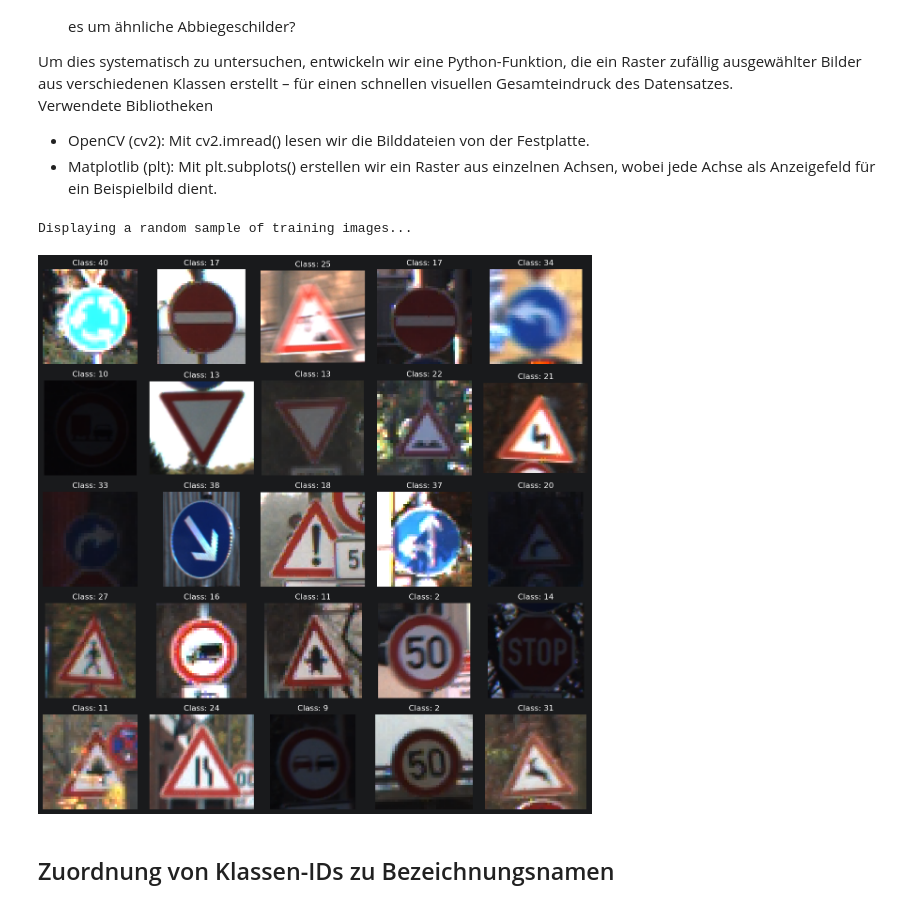
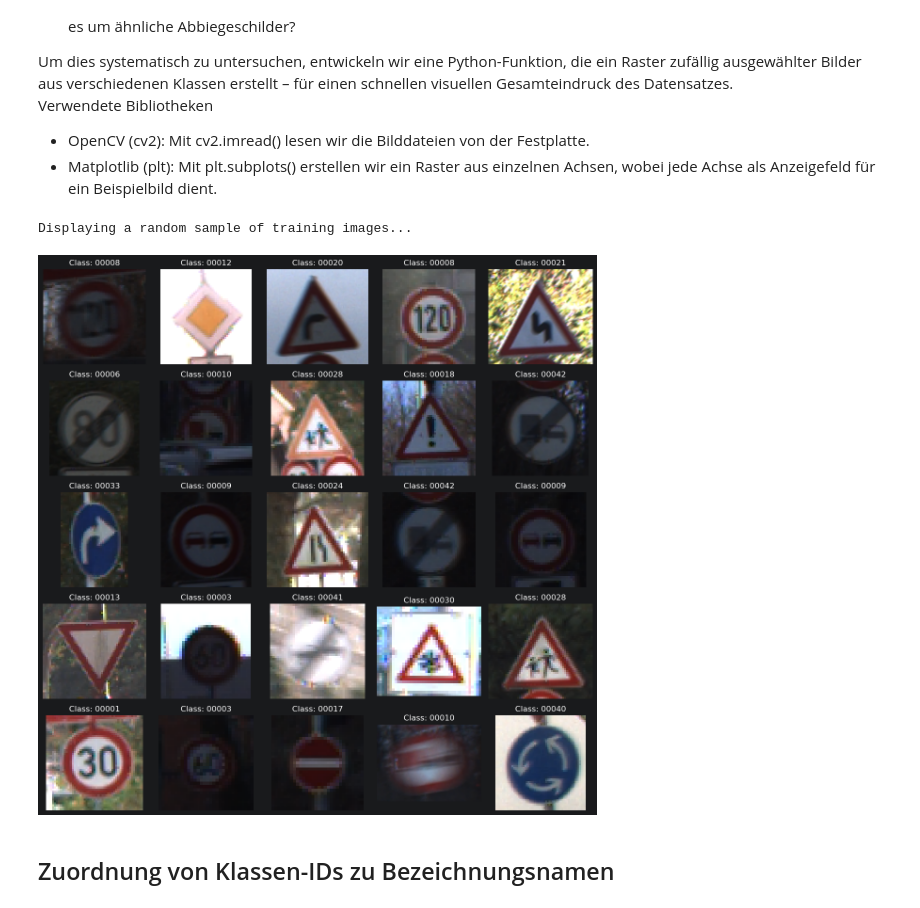
Before and after one commit to ngatran283/bilderkennung-traffic, a Jupyter notebook: notebooks/01. EDA.ipynb, the cells around one changed output. Cells and saved outputs as stored; diff of their text form; code cells hidden in the pictures.

````diff
--- a/notebooks/01. EDA.ipynb
+++ b/notebooks/01. EDA.ipynb
@@ -2,8 +2,8 @@
 import pandas as pd
 from pathlib import Path
 
-DATA_DIR = Path('../data')
-train_csv_path = DATA_DIR / 'Train.csv'
+DATA_DIR = Path('../data/processed')
+train_csv_path = DATA_DIR / 'meta/Train.csv'
 
 try:
     train_df = pd.read_csv(train_csv_path)
@@ -60,12 +60,19 @@ Y wächst nach unten. Achtung: Das ist umgekehrt zum Koordinatensystem aus der M
 
 ```
 # %%
-test_csv_path = DATA_DIR / 'Test.csv'
+test_csv_path = DATA_DIR / 'meta/Test.csv'
 
 try:
     test_df = pd.read_csv(test_csv_path)
     print("CSV file loaded successfully!")
 except FileNotFoundError:
     print(f"Error: The file was not found at {test_csv_path}")
+
+if 'test_df' in locals():
+    print(f"\nDataFrame Shape: {test_df.shape}")
+    print("\n--- First 5 Rows of the DataFrame ---")
+    print(test_df.head())
+    print("\n--- DataFrame Info ---")
+    test_df.info()
 # %% [output]
 CSV file loaded successfully!
@@ -129,79 +152,46 @@ Verwendete Bibliotheken
 - Matplotlib (plt): Mit plt.subplots() erstellen wir ein Raster aus einzelnen Achsen, wobei jede Achse als Anzeigefeld für ein Beispielbild dient.
 # %%
 import matplotlib.pyplot as plt
-import cv2 # OpenCV for image reading
+import cv2
 import random
 from pathlib import Path
 
-train_data_path = DATA_DIR / 'Train'
+train_data_path = DATA_DIR / 'train'
 
 def display_sample_images(data_path, num_rows=5, num_cols=5):
-    """
-    Displays a grid of randomly selected sample images from different classes.
-
-    Args:
-        data_path (Path): Path to the training data directory.
-        num_rows (int): Number of rows in the display grid.
-        num_cols (int): Number of columns in the display grid.
-    """
-    # Get a list of all class directories (e.g., '0', '1', '2', ...)
     class_dirs = [d for d in data_path.iterdir() if d.is_dir()]
 
     if not class_dirs:
         print(f"❌ No class directories found in {data_path}.")
         return
 
-    # Create a figure and a set of subplots
-    # plt.subplots returns the figure and an array of axes objects
     fig, axes = plt.subplots(num_rows, num_cols, figsize=(12, 12))
-
-    # Flatten the axes array to make it easy to iterate over
     axes = axes.flatten()
 
     for i in range(num_rows * num_cols):
         ax = axes[i]
-
-        # --- Randomly select a class and an image ---
         random_class_dir = random.choice(class_dirs)
-
-        # Get a list of all image files in that class directory
-        image_files = list(random_class_dir.glob('*.png'))
+        image_files = list(random_class_dir.glob('*.ppm'))
 
         if not image_files:
-            ax.axis('off') # Turn off axis if no images found
+            ax.axis('off')
             continue
 
-        # Choose a random image file
         random_image_path = random.choice(image_files)
-
-        # --- Read and display the image ---
         image = cv2.imread(str(random_image_path))
-
-        # ** VERY IMPORTANT STEP **
-        # OpenCV reads images in BGR (Blue, Green, Red) channel order by default.
-        # Matplotlib, however, expects images in RGB (Red, Green, Blue) order.
-        # We must convert the color space to display the colors correctly.
         image_rgb = cv2.cvtColor(image, cv2.COLOR_BGR2RGB)
-
-        # Display the image on the current axis
         ax.imshow(image_rgb)
-
-        # Set the title of the subplot to the Class ID (which is the directory name)
         ax.set_title(f"Class: {random_class_dir.name}")
-
-        # Turn off the axis ticks and labels for a cleaner look
         ax.axis('off')
 
-    # Adjust layout to prevent titles from overlapping and display the plot
     plt.tight_layout()
     plt.show()
 
-# --- Call the function to display the images ---
 print("Displaying a random sample of training images...")
 display_sample_images(train_data_path)
 # %% [output]
 Displaying a random sample of training images...
-[figure, old version]
+[figure, new version]
 # %% [markdown]
 ## Zuordnung von Klassen-IDs zu Bezeichnungsnamen
 # %%
````
Also changed, not shown: parts of 3 cells of this notebook, 3 other files.
